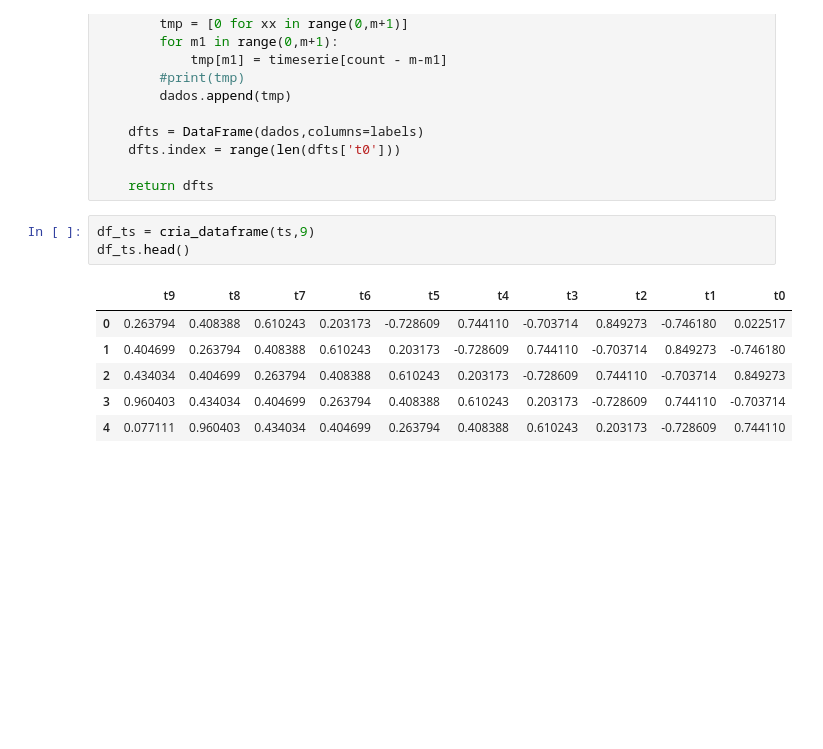
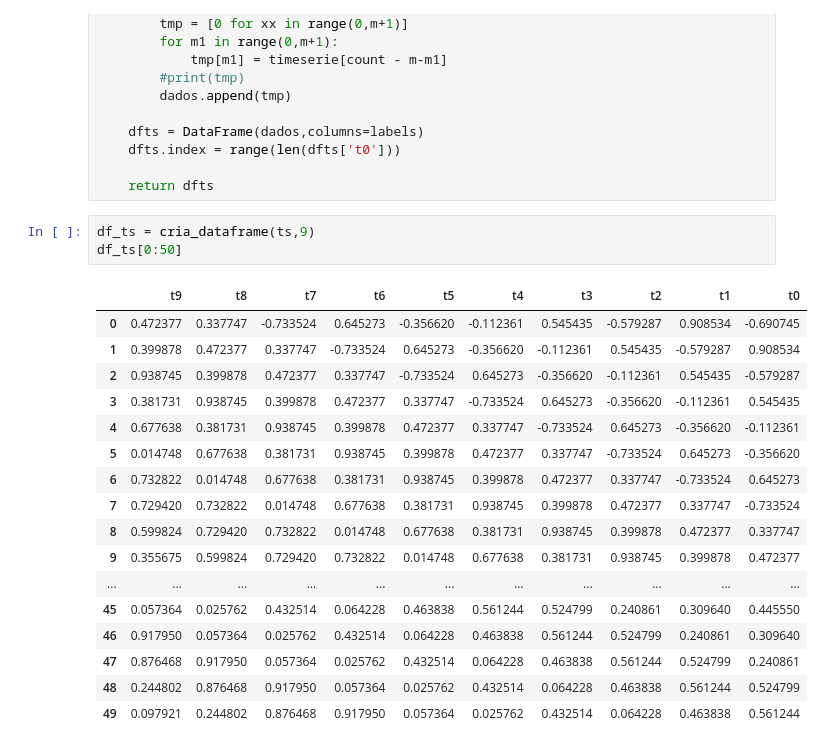
Before and after one commit to petroniocandido/LearningFuzzyRulesFromExamples, a Jupyter notebook: Mineração de Regras.ipynb, the cells around one changed output. Saved outputs shown, nothing was run; the diff lists cells and outputs as text; blank space fills up the shorter version.

```diff
--- a/Mineração de Regras.ipynb
+++ b/Mineração de Regras.ipynb
@@ -614,14 +622,25 @@ def cria_dataframe(timeserie,m):
     return dfts
 # %%
 df_ts = cria_dataframe(ts,9)
-df_ts.head()
+df_ts[0:50]
 # %% [output]
 |  | t9 | t8 | t7 | t6 | t5 | t4 | t3 | t2 | t1 | t0 |
-| 0 | 0.263794 | 0.408388 | 0.610243 | 0.203173 | -0.728609 | 0.744110 | -0.703714 | 0.849273 | -0.746180 | 0.022517 |
-| 1 | 0.404699 | 0.263794 | 0.408388 | 0.610243 | 0.203173 | -0.728609 | 0.744110 | -0.703714 | 0.849273 | -0.746180 |
-| 2 | 0.434034 | 0.404699 | 0.263794 | 0.408388 | 0.610243 | 0.203173 | -0.728609 | 0.744110 | -0.703714 | 0.849273 |
-| 3 | 0.960403 | 0.434034 | 0.404699 | 0.263794 | 0.408388 | 0.610243 | 0.203173 | -0.728609 | 0.744110 | -0.703714 |
-| 4 | 0.077111 | 0.960403 | 0.434034 | 0.404699 | 0.263794 | 0.408388 | 0.610243 | 0.203173 | -0.728609 | 0.744110 |
+| 0 | 0.472377 | 0.337747 | -0.733524 | 0.645273 | -0.356620 | -0.112361 | 0.545435 | -0.579287 | 0.908534 | -0.690745 |
+| 1 | 0.399878 | 0.472377 | 0.337747 | -0.733524 | 0.645273 | -0.356620 | -0.112361 | 0.545435 | -0.579287 | 0.908534 |
+| 2 | 0.938745 | 0.399878 | 0.472377 | 0.337747 | -0.733524 | 0.645273 | -0.356620 | -0.112361 | 0.545435 | -0.579287 |
+| 3 | 0.381731 | 0.938745 | 0.399878 | 0.472377 | 0.337747 | -0.733524 | 0.645273 | -0.356620 | -0.112361 | 0.545435 |
+| 4 | 0.677638 | 0.381731 | 0.938745 | 0.399878 | 0.472377 | 0.337747 | -0.733524 | 0.645273 | -0.356620 | -0.112361 |
+| 5 | 0.014748 | 0.677638 | 0.381731 | 0.938745 | 0.399878 | 0.472377 | 0.337747 | -0.733524 | 0.645273 | -0.356620 |
+| 6 | 0.732822 | 0.014748 | 0.677638 | 0.381731 | 0.938745 | 0.399878 | 0.472377 | 0.337747 | -0.733524 | 0.645273 |
+| 7 | 0.729420 | 0.732822 | 0.014748 | 0.677638 | 0.381731 | 0.938745 | 0.399878 | 0.472377 | 0.337747 | -0.733524 |
+| 8 | 0.599824 | 0.729420 | 0.732822 | 0.014748 | 0.677638 | 0.381731 | 0.938745 | 0.399878 | 0.472377 | 0.337747 |
+| 9 | 0.355675 | 0.599824 | 0.729420 | 0.732822 | 0.014748 | 0.677638 | 0.381731 | 0.938745 | 0.399878 | 0.472377 |
+| ... | ... | ... | ... | ... | ... | ... | ... | ... | ... | ... |
+| 45 | 0.057364 | 0.025762 | 0.432514 | 0.064228 | 0.463838 | 0.561244 | 0.524799 | 0.240861 | 0.309640 | 0.445550 |
+| 46 | 0.917950 | 0.057364 | 0.025762 | 0.432514 | 0.064228 | 0.463838 | 0.561244 | 0.524799 | 0.240861 | 0.309640 |
+| 47 | 0.876468 | 0.917950 | 0.057364 | 0.025762 | 0.432514 | 0.064228 | 0.463838 | 0.561244 | 0.524799 | 0.240861 |
+| 48 | 0.244802 | 0.876468 | 0.917950 | 0.057364 | 0.025762 | 0.432514 | 0.064228 | 0.463838 | 0.561244 | 0.524799 |
+| 49 | 0.097921 | 0.244802 | 0.876468 | 0.917950 | 0.057364 | 0.025762 | 0.432514 | 0.064228 | 0.463838 | 0.561244 |
 # %%
 particoes = [10 for xx in range(10)]
 conj6,reg6 = fuzzy_rule(df_ts,particoes)
```
Also changed, not shown: parts of 11 cells of this notebook.
